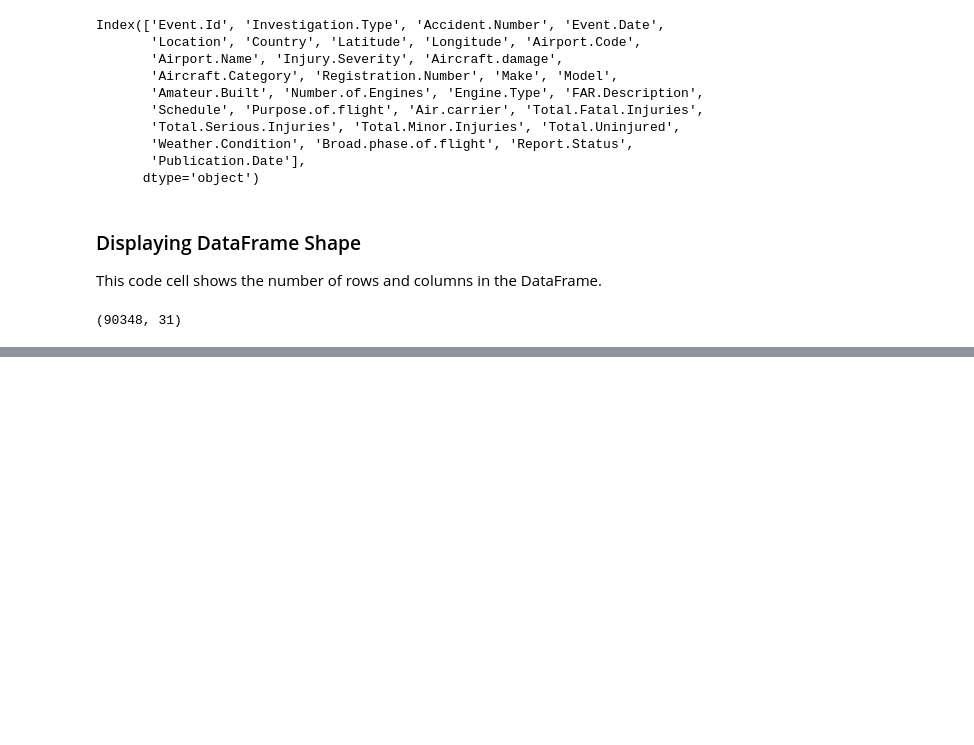
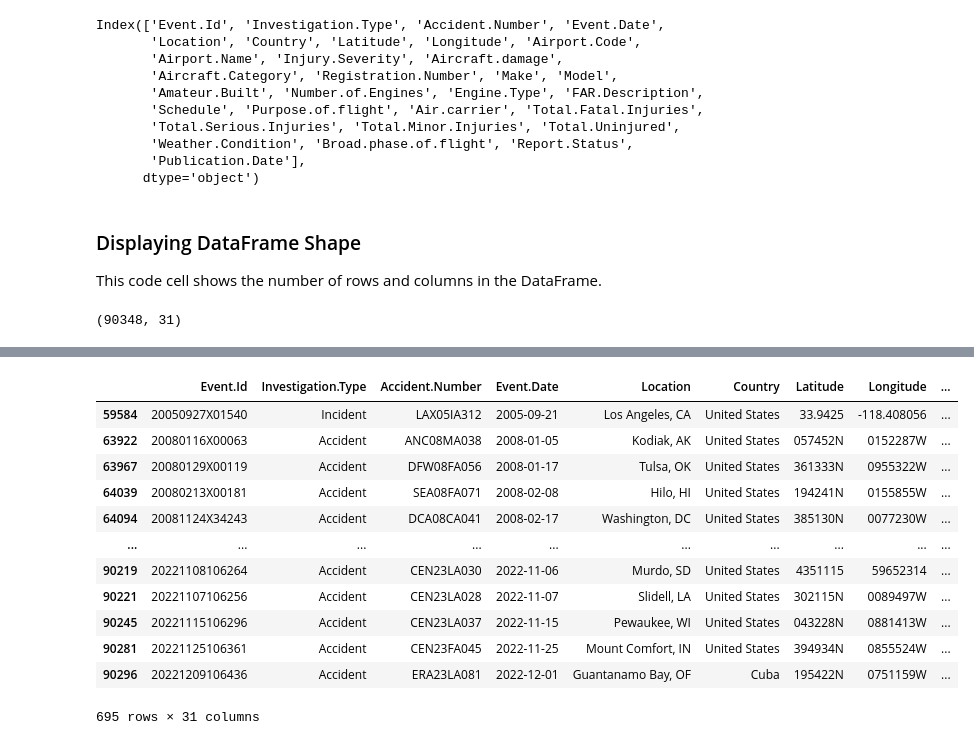
Before and after one commit to derrick4411/dsc-phase-1-project-v3, a Jupyter notebook: student.ipynb, the cells around one changed output, grey strips where cells are left out. Cells and saved outputs as stored; diff of their text form; code cells hidden in the pictures; blank space fills up the shorter version.

```diff
--- a/student.ipynb
+++ b/student.ipynb
@@ -110,0 +128,4 @@ df.shape
+# %%
+#removing the duplicates
+df.drop_duplicates(inplace=True)
+df
@@ -110,0 +171,6 @@ df.shape
+# %%
+# handle missing values for specific categorical columns
+categorical_cols = ['Weather.Condition', 'Broad.phase.of.flight', 'Purpose.of.flight',
+                   'Aircraft.Category', 'Engine.Type']
+df[categorical_cols] = df[categorical_cols].fillna('Unknown')
+df.head()
@@ -110,0 +185,5 @@ df.shape
+# %%
+#filling null value in report status
+df['Report.Status'].fillna('no_report', inplace=True)
+#last 7 rows
+df.tail(7)
@@ -110,0 +206,18 @@ df.shape
+# %%
+#drop null values
+df.dropna(inplace=True)
+df
+# %% [output]
+|  | Event.Id | Investigation.Type | Accident.Number | Event.Date | Location | Country | Latitude | Longitude | ... |
+| 59584 | 20050927X01540 | Incident | LAX05IA312 | 2005-09-21 | Los Angeles, CA | United States | 33.9425 | -118.408056 | ... |
+| 63922 | 20080116X00063 | Accident | ANC08MA038 | 2008-01-05 | Kodiak, AK | United States | 057452N | 0152287W | ... |
+| 63967 | 20080129X00119 | Accident | DFW08FA056 | 2008-01-17 | Tulsa, OK | United States | 361333N | 0955322W | ... |
+| 64039 | 20080213X00181 | Accident | SEA08FA071 | 2008-02-08 | Hilo, HI | United States | 194241N | 0155855W | ... |
+| 64094 | 20081124X34243 | Accident | DCA08CA041 | 2008-02-17 | Washington, DC | United States | 385130N | 0077230W | ... |
+| ... | ... | ... | ... | ... | ... | ... | ... | ... | ... |
+| 90219 | 20221108106264 | Accident | CEN23LA030 | 2022-11-06 | Murdo, SD | United States | 4351115 | 59652314 | ... |
+| 90221 | 20221107106256 | Accident | CEN23LA028 | 2022-11-07 | Slidell, LA | United States | 302115N | 0089497W | ... |
+| 90245 | 20221115106296 | Accident | CEN23LA037 | 2022-11-15 | Pewaukee, WI | United States | 043228N | 0881413W | ... |
+| 90281 | 20221125106361 | Accident | CEN23FA045 | 2022-11-25 | Mount Comfort, IN | United States | 394934N | 0855524W | ... |
+| 90296 | 20221209106436 | Accident | ERA23LA081 | 2022-12-01 | Guantanamo Bay, OF | Cuba | 195422N | 0751159W | ... |
+695 rows × 31 columns
```
Also changed, not shown: parts of 9 cells of this notebook.
